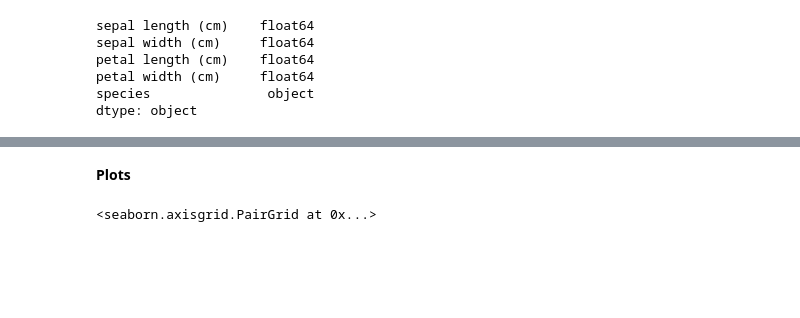
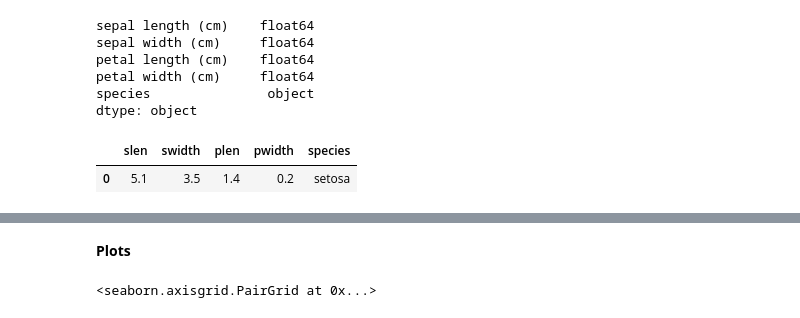
Before and after one commit to meethariprasad/datascience, a Jupyter notebook: Data_Science_Class.ipynb, the cells around one changed output, grey strips where cells are left out. Drawn from its saved outputs; the diff is of its cells as text; code cells hidden in the pictures; blank space fills up the shorter version.

```diff
--- a/Data_Science_Class.ipynb
+++ b/Data_Science_Class.ipynb
@@ -99,0 +117,5 @@ dtype: object
+# %%
+df[0:1]
+# %% [output]
+|  | slen | swidth | plen | pwidth | species |
+| 0 | 5.1 | 3.5 | 1.4 | 0.2 | setosa |
```
Also changed, not shown: parts of 22 cells of this notebook.
